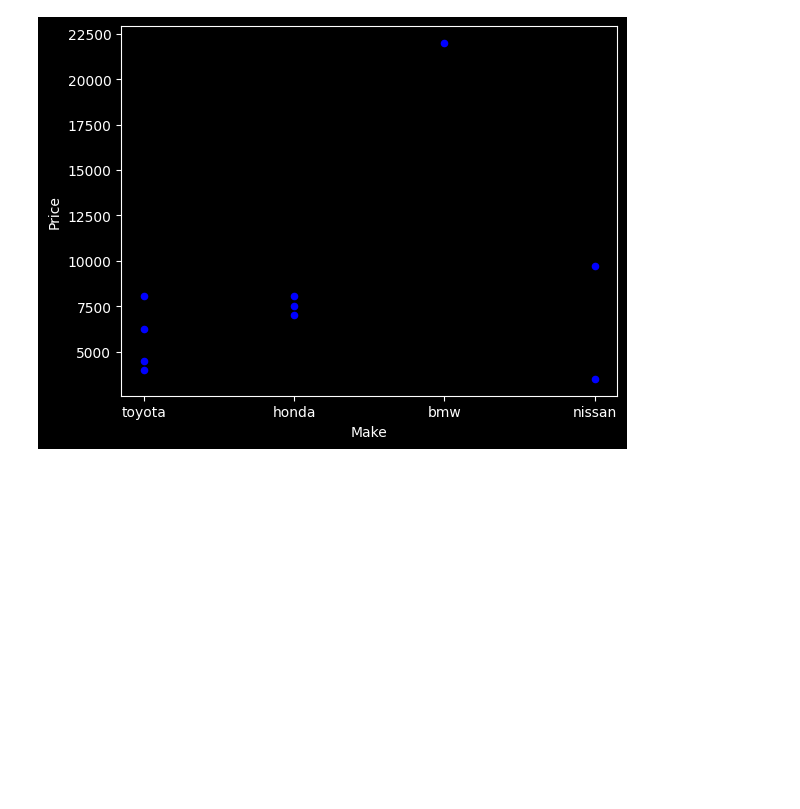
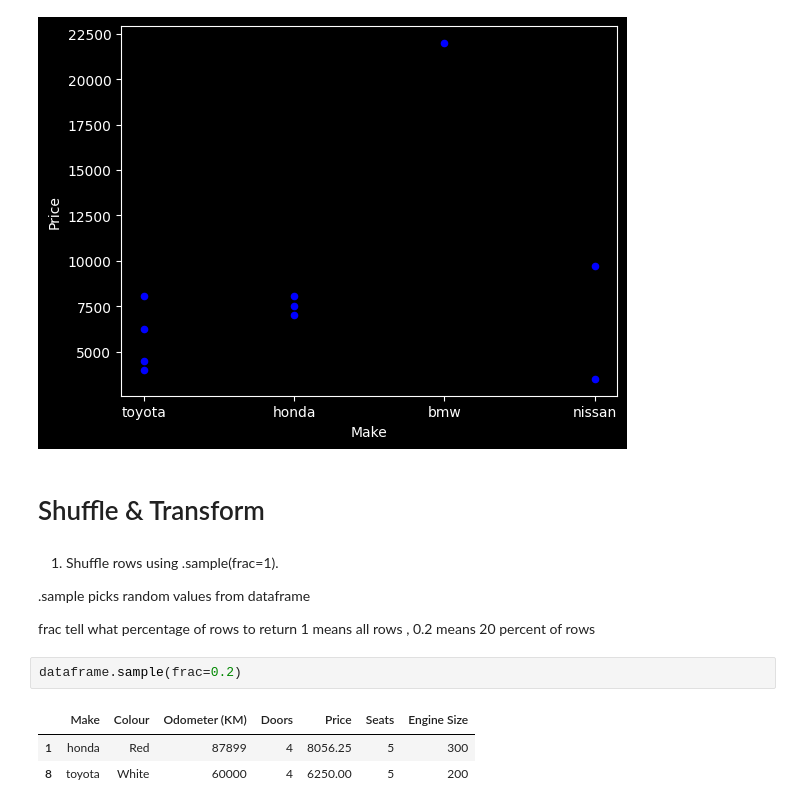
Before and after one commit to Muhammad-Bilal1605/LearningAI, a Jupyter notebook: scripts/Assignment2: Pandas.ipynb, the cells around one changed output. Drawn from its saved outputs; the diff is of its cells as text; blank space fills up the shorter version.

Commit message:
Shuffle Rows: Shuffled rows using .sample

```diff
--- a/scripts/Assignment2: Pandas.ipynb
+++ b/scripts/Assignment2: Pandas.ipynb
@@ -801,3 +801,17 @@ dataframe.plot(kind='scatter',x="Make",y='Price',color='blue')
 # %% [output]
 <Axes: xlabel='Make', ylabel='Price'>
 [figure]
+# %% [markdown]
+# Shuffle & Transform
+# %% [markdown]
+1) Shuffle rows using .sample(frac=1).
+
+.sample picks random values from dataframe
+
+frac tell what percentage of rows to return 1 means all rows , 0.2 means 20 percent of rows
+# %%
+dataframe.sample(frac=0.2)
+# %% [output]
+|  | Make | Colour | Odometer (KM) | Doors | Price | Seats | Engine Size |
+| 1 | honda | Red | 87899 | 4 | 8056.25 | 5 | 300 |
+| 8 | toyota | White | 60000 | 4 | 6250.00 | 5 | 200 |
```
